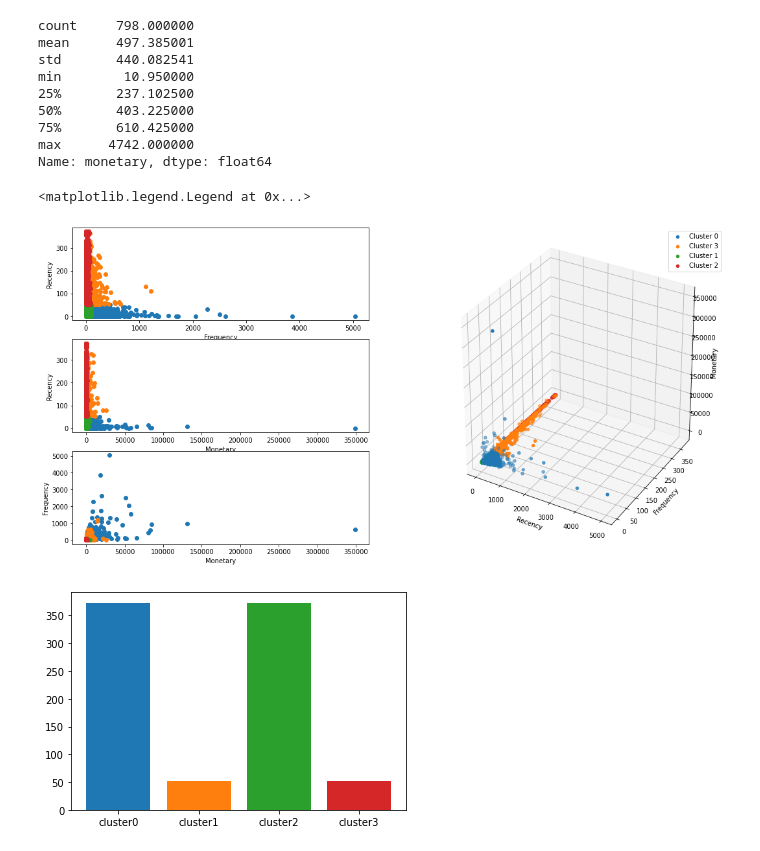
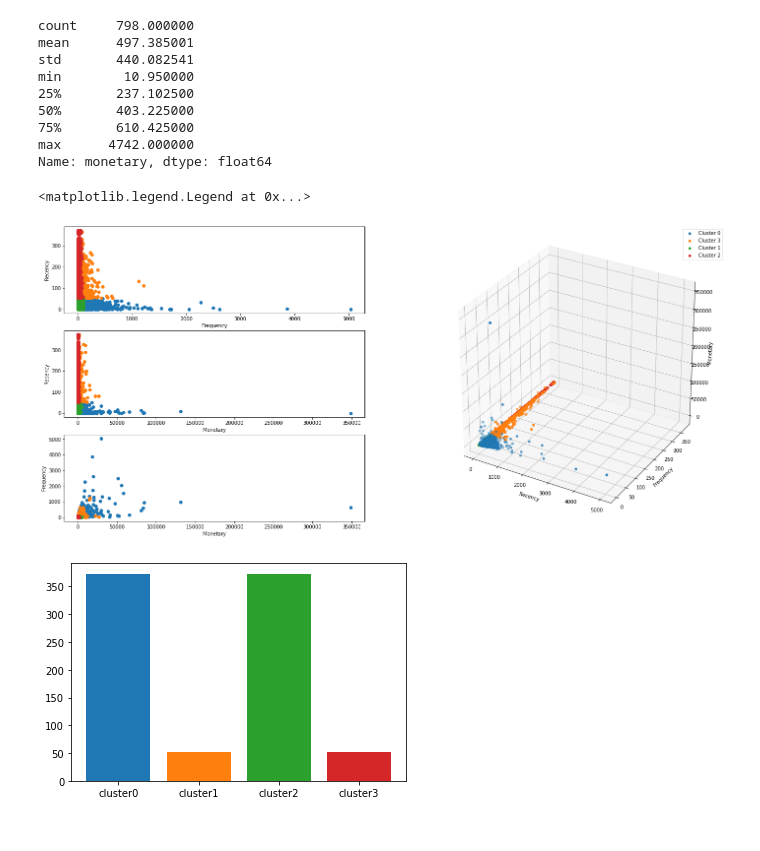
Before and after one commit to JJLZ21/ECS171-final-project, a Jupyter notebook: ml_file.ipynb, the cells around one changed output. Drawn from its saved outputs; the diff is of its cells as text; code cells hidden in the pictures.

```diff
--- a/ml_file.ipynb
+++ b/ml_file.ipynb
@@ -1537,7 +1539,7 @@ Name: monetary, dtype: float64
 # NOTE: rearranged clusters to match that of our paper and slides due to inconsitencies in the runs
 
 # first create the figure
-fig = plt.figure(figsize=(18, 9))
+fig = plt.figure(figsize=(18, 11))
 
 # create the top left 2d projection
 ax = fig.add_subplot(3, 2, 1)
@@ -1560,34 +1562,34 @@ ax.scatter(df_cluster0['monetary'], df_cluster0['recency'], label="Cluster 2")
 
 ax.set_xlabel('Monetary')
 ax.set_ylabel('Recency')
 
 # create the bottom left 2d projection
 ax = fig.add_subplot(3, 2, 5)
 
 ax.scatter(df_cluster1['monetary'], df_cluster1['frequency'], label="Cluster 0")
 ax.scatter(df_cluster2['monetary'], df_cluster2['frequency'], label="Cluster 3")
 ax.scatter(df_cluster3['monetary'], df_cluster3['frequency'], label="Cluster 1")
 ax.scatter(df_cluster0['monetary'], df_cluster0['frequency'], label="Cluster 2")
 
 ax.set_xlabel('Monetary')
 ax.set_ylabel('Frequency')
 
 # create the right-most 3d plot
 ax = fig.add_subplot(1, 2, 2, projection='3d')
 
 ax.scatter(df_cluster1['frequency'], df_cluster1['recency'], df_cluster1['monetary'], label="Cluster 0")
 ax.scatter(df_cluster2['frequency'], df_cluster2['recency'], df_cluster2['monetary'], label="Cluster 3")
 ax.scatter(df_cluster3['frequency'], df_cluster3['recency'], df_cluster3['monetary'], label="Cluster 1")
 ax.scatter(df_cluster0['frequency'], df_cluster0['recency'], df_cluster0['monetary'], label="Cluster 2")
 
 ax.set_xlabel('Recency')
 ax.set_ylabel('Frequency')
 ax.set_zlabel('Monetary')
 
 ax.legend()
 # %% [output]
 <matplotlib.legend.Legend at 0x...>
-[figure, old version]
+[figure, new version]
 # %%
 import matplotlib.pyplot as plt
 
```
Also changed, not shown: parts of 1 cell of this notebook.
